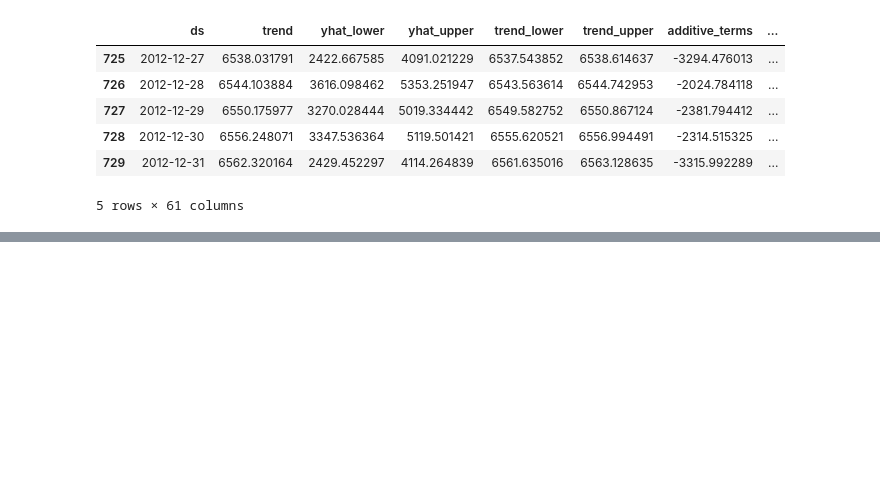
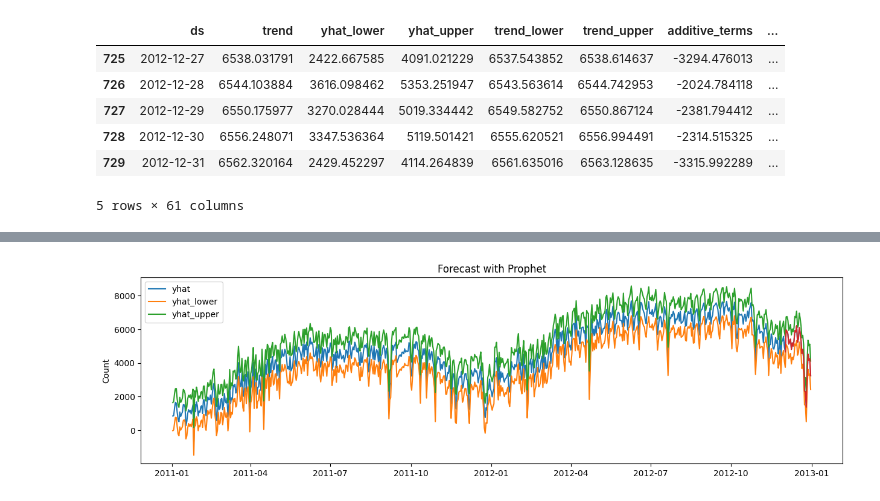
Before and after one commit to ROARMarketingConcepts/Times-Series-Analysis-with-Python, a Jupyter notebook: Modern Time Series Forecasting Techniques /Prophet/Forecasting_Times_Series_with_Prophet.ipynb, the cells around one changed output, grey strips where cells are left out. Cells and saved outputs as stored; diff of their text form; code cells hidden in the pictures; blank space fills up the shorter version.

Commit message:
modified:   Modern Time Series Forecasting Techniques /.DS_Store 	modified:   Modern Time Series Forecasting Techniques /Prophet/Forecasting_Times_Series_with_Prophet.ipynb

```diff
--- a/Modern Time Series Forecasting Techniques /Prophet/Forecasting_Times_Series_with_Prophet.ipynb
+++ b/Modern Time Series Forecasting Techniques /Prophet/Forecasting_Times_Series_with_Prophet.ipynb
@@ -957,0 +966,13 @@ forecast.tail()
+# %%
+plt.figure(figsize = (15,4))
+plt.plot(forecast['ds'], forecast['yhat'],label='yhat')
+plt.plot(forecast['ds'], forecast['yhat_lower'],label='yhat_lower')
+plt.plot(forecast['ds'], forecast['yhat_upper'],label='yhat_upper')
+subset = forecast[forecast['ds'] > '2012-12-01']
+plt.title("Forecast with Prophet")
+plt.ylabel("Count")
+plt.plot(subset['ds'], subset['yhat'])
+plt.legend()
+plt.show()
+# %% [output]
+[figure, added]
```
Also changed, not shown: parts of 7 cells of this notebook, 1 other file.
